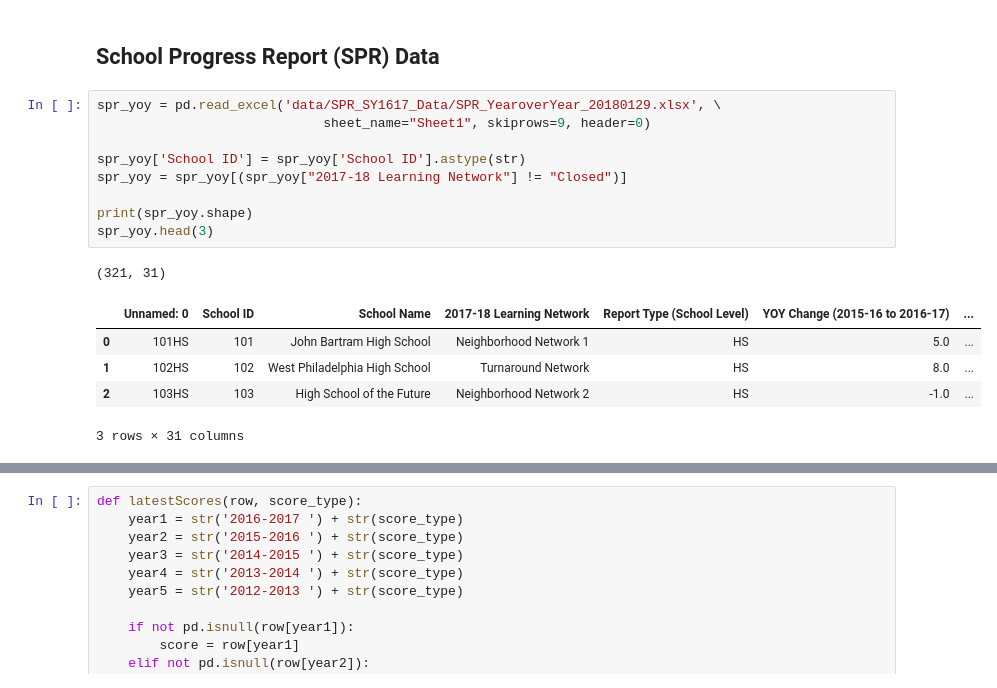
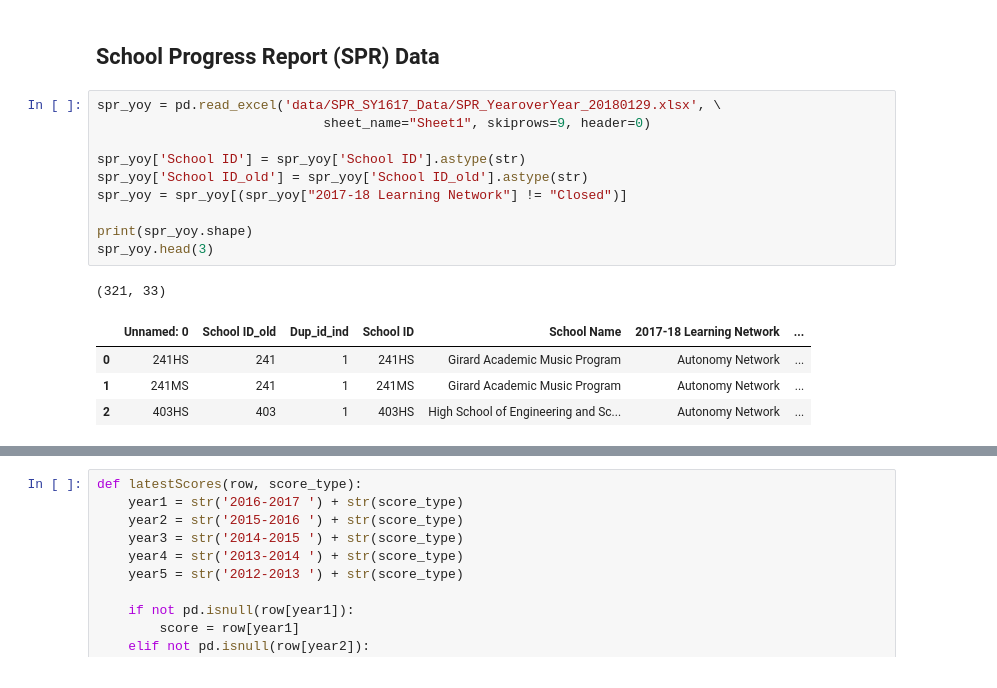
Before and after one commit to benattix/philly-schools, a Jupyter notebook: data_transformations_final.ipynb, the cells around one changed output, grey strips where cells are left out. Saved outputs shown, nothing was run; the diff lists cells and outputs as text.

```diff
--- a/data_transformations_final.ipynb
+++ b/data_transformations_final.ipynb
@@ -9,16 +9,16 @@ from geopy.exc import GeocoderTimedOut
 # %%
 spr_yoy = pd.read_excel('data/SPR_SY1617_Data/SPR_YearoverYear_20180129.xlsx', \
                              sheet_name="Sheet1", skiprows=9, header=0)
 
 spr_yoy['School ID'] = spr_yoy['School ID'].astype(str)
+spr_yoy['School ID_old'] = spr_yoy['School ID_old'].astype(str)
 spr_yoy = spr_yoy[(spr_yoy["2017-18 Learning Network"] != "Closed")]
 
 print(spr_yoy.shape)
 spr_yoy.head(3)
 # %% [output]
-(321, 31)
+(321, 33)
-|  | Unnamed: 0 | School ID | School Name | 2017-18 Learning Network | Report Type (School Level) | YOY Change (2015-16 to 2016-17) | ... |
-| 0 | 101HS | 101 | John Bartram High School | Neighborhood Network 1 | HS | 5.0 | ... |
-| 1 | 102HS | 102 | West Philadelphia High School | Turnaround Network | HS | 8.0 | ... |
-| 2 | 103HS | 103 | High School of the Future | Neighborhood Network 2 | HS | -1.0 | ... |
+|  | Unnamed: 0 | School ID_old | Dup_id_ind | School ID | School Name | 2017-18 Learning Network | ... |
+| 0 | 241HS | 241 | 1 | 241HS | Girard Academic Music Program | Autonomy Network | ... |
+| 1 | 241MS | 241 | 1 | 241MS | Girard Academic Music Program | Autonomy Network | ... |
+| 2 | 403HS | 403 | 1 | 403HS | High School of Engineering and Sc... | Autonomy Network | ... |
-3 rows × 31 columns
```
Also changed, not shown: parts of 14 cells of this notebook, 30 other files.
